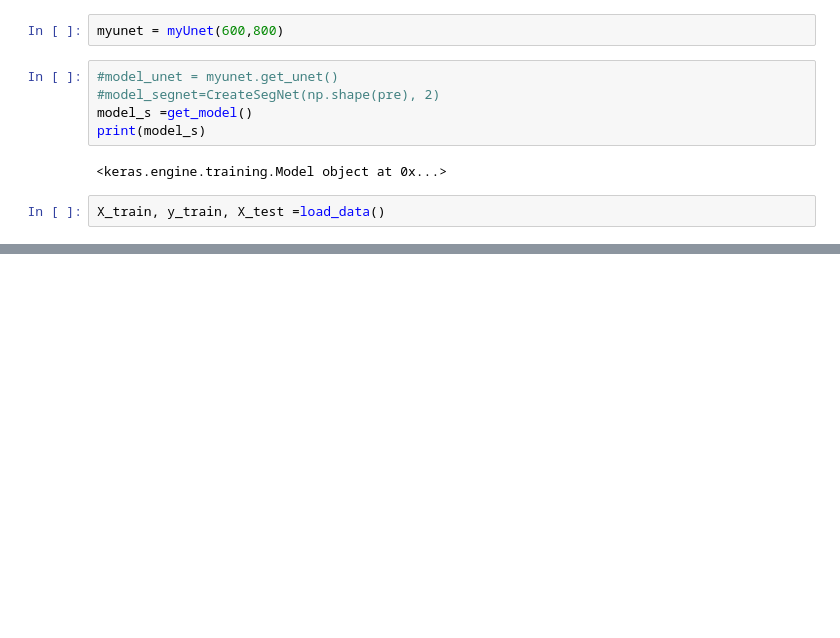
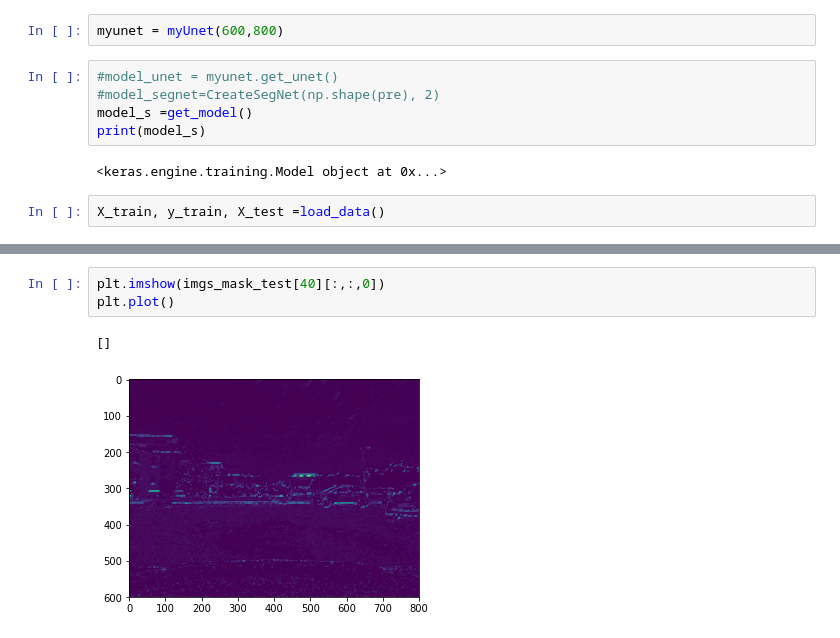
Before and after one commit to rohts-patil/semantic-segmentation, a Jupyter notebook: scratch.ipynb, the cells around one changed output, grey strips where cells are left out. Saved outputs shown, nothing was run; the diff lists cells and outputs as text; blank space fills up the shorter version.

```diff
--- a/scratch.ipynb
+++ b/scratch.ipynb
@@ -155,0 +218,6 @@ ________________________________________________________________________________
+# %%
+plt.imshow(imgs_mask_test[40][:,:,0])
+plt.plot()
+# %% [output]
+[]
+[figure, added]
```
Also changed, not shown: parts of 12 cells of this notebook, 5 other files.
